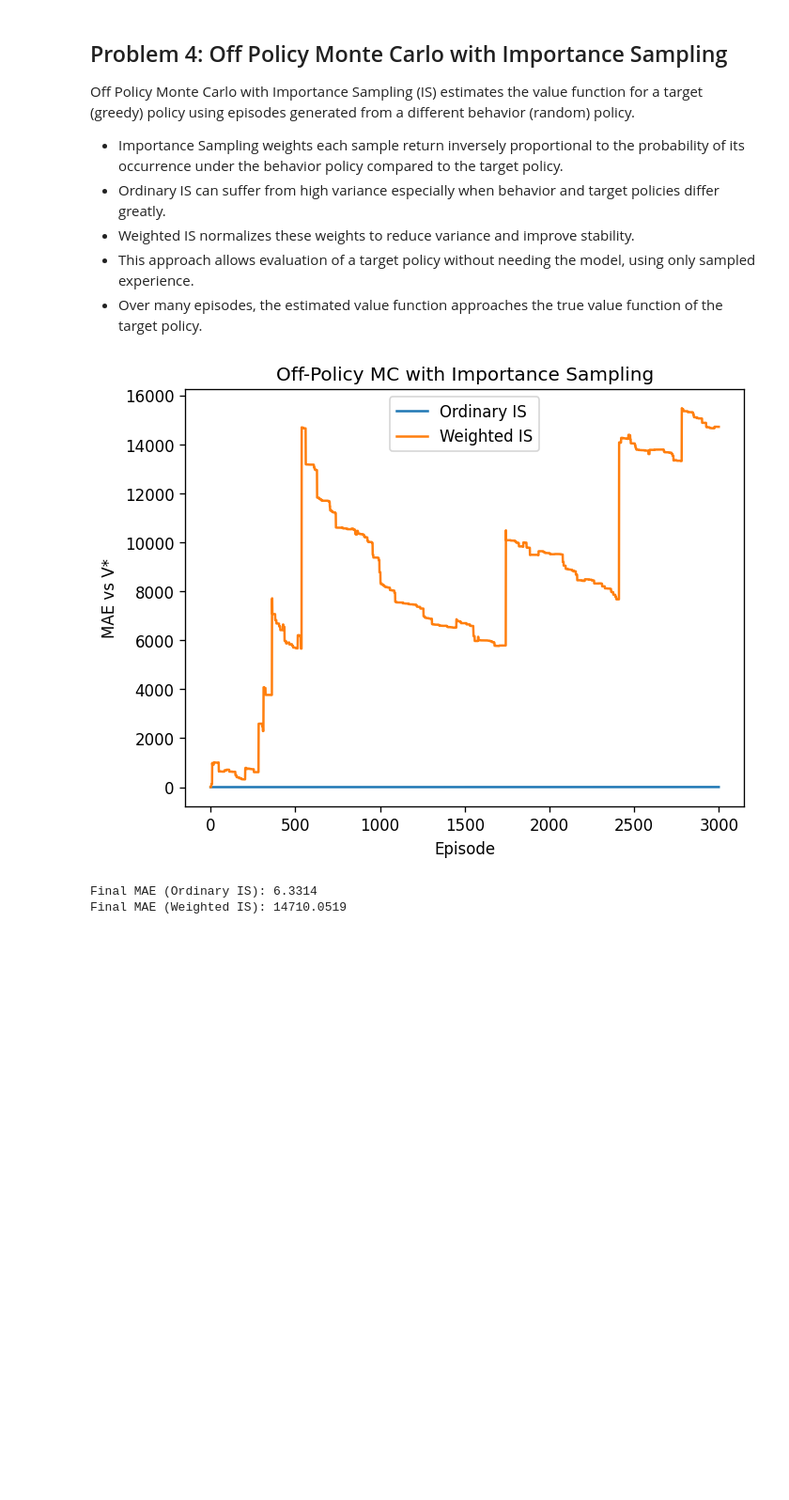
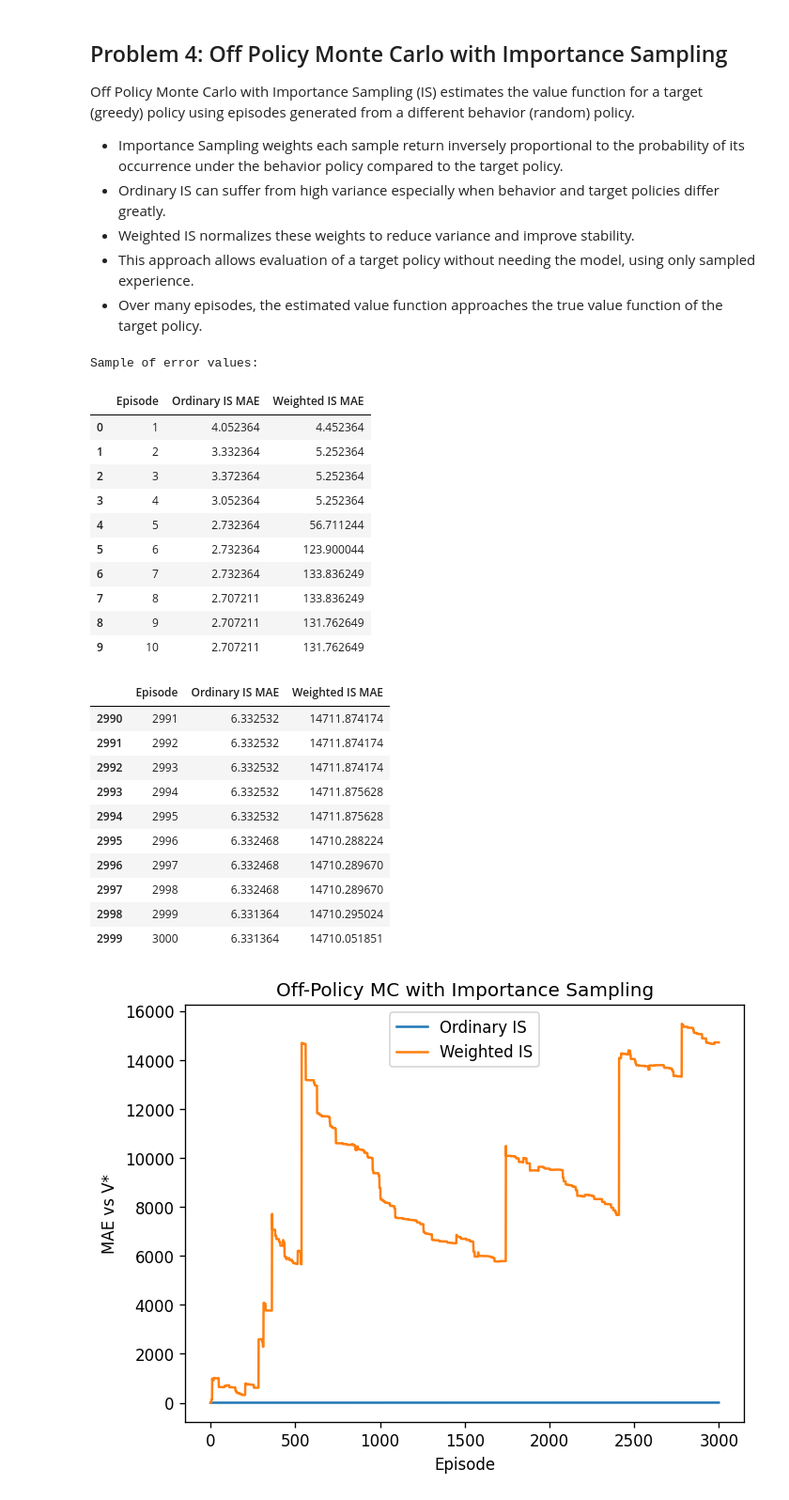
Before and after one commit to Yogesh-333/Reinforcement-Learning-Programming-CSCN8020-Assignment1, a Jupyter notebook: assignment1.ipynb, the cells around one changed output. Shown: that part at 94% size. Cells and saved outputs as stored; diff of their text form; code cells hidden in the pictures; blank space fills up the shorter version.

Commit message:
added table view

```diff
--- a/assignment1.ipynb
+++ b/assignment1.ipynb
@@ -375,6 +375,7 @@ Off Policy Monte Carlo with Importance Sampling (IS) estimates the value functio
 - Over many episodes, the estimated value function approaches the true value function of the target policy.
 # %%
 import random
+import pandas as pd
 
 # ---------------- Behavior policy (uniform random) ----------------
 def behavior_policy(env):
@@ -462,33 +463,66 @@ def off_policy_mc_is(env, V_star, num_episodes=5000, weighted=False):
             else:
                 # Ordinary IS
                 C[i, j] += W
                 V[i, j] += (W / C[i, j]) * (G - V[i, j])
         # Track MAE vs optimal V*
         errors.append(np.mean(np.abs(V - V_star)))
     return V, errors
 
 # ======================================================
 # Run Problem 4 experiments
 # ======================================================
 V_star = grid.V   # from Problem 3 value iteration
 
 # Ordinary IS
 V_mc_ord, errors_ord = off_policy_mc_is(grid, V_star, num_episodes=3000, weighted=False)
 # Weighted IS
 V_mc_wtd, errors_wtd = off_policy_mc_is(grid, V_star, num_episodes=3000, weighted=True)
+# Create a DataFrame with a sample of values (e.g., every 500th episode)
+df = pd.DataFrame({
+    "Episode": list(range(1, len(errors_ord)+1)),
+    "Ordinary IS MAE": errors_ord,
+    "Weighted IS MAE": errors_wtd
+})
 
+# Show first 10 rows
+print("\nSample of error values:")
+display(df.head(10))
+
+# Show last 10 rows (to see convergence)
+display(df.tail(10))
 # Plot convergence
 plt.plot(errors_ord, label='Ordinary IS')
 plt.plot(errors_wtd, label='Weighted IS')
 plt.xlabel('Episode')
 plt.ylabel('MAE vs V*')
 plt.title('Off-Policy MC with Importance Sampling')
 plt.legend()
 plt.show()
 
 print(f"Final MAE (Ordinary IS): {errors_ord[-1]:.4f}")
 print(f"Final MAE (Weighted IS): {errors_wtd[-1]:.4f}")
 # %% [output]
+Sample of error values:
+|  | Episode | Ordinary IS MAE | Weighted IS MAE |
+| 0 | 1 | 4.052364 | 4.452364 |
+| 1 | 2 | 3.332364 | 5.252364 |
+| 2 | 3 | 3.372364 | 5.252364 |
+| 3 | 4 | 3.052364 | 5.252364 |
+| 4 | 5 | 2.732364 | 56.711244 |
+| 5 | 6 | 2.732364 | 123.900044 |
+| 6 | 7 | 2.732364 | 133.836249 |
+| 7 | 8 | 2.707211 | 133.836249 |
+| 8 | 9 | 2.707211 | 131.762649 |
+| 9 | 10 | 2.707211 | 131.762649 |
+|  | Episode | Ordinary IS MAE | Weighted IS MAE |
+| 2990 | 2991 | 6.332532 | 14711.874174 |
+| 2991 | 2992 | 6.332532 | 14711.874174 |
+| 2992 | 2993 | 6.332532 | 14711.874174 |
+| 2993 | 2994 | 6.332532 | 14711.875628 |
+| 2994 | 2995 | 6.332532 | 14711.875628 |
+| 2995 | 2996 | 6.332468 | 14710.288224 |
+| 2996 | 2997 | 6.332468 | 14710.289670 |
+| 2997 | 2998 | 6.332468 | 14710.289670 |
+| 2998 | 2999 | 6.331364 | 14710.295024 |
+| 2999 | 3000 | 6.331364 | 14710.051851 |
 [figure]
-Final MAE (Ordinary IS): 6.3314
-Final MAE (Weighted IS): 14710.0519
```
Also changed, not shown: parts of 2 cells of this notebook.
